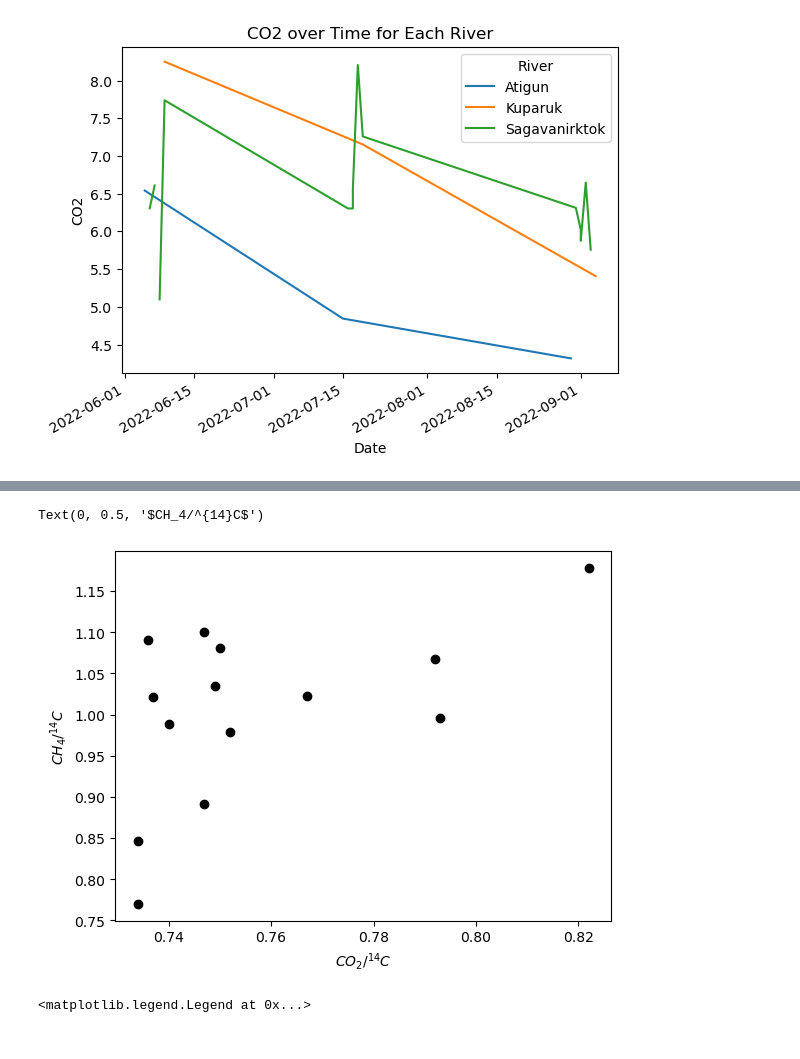
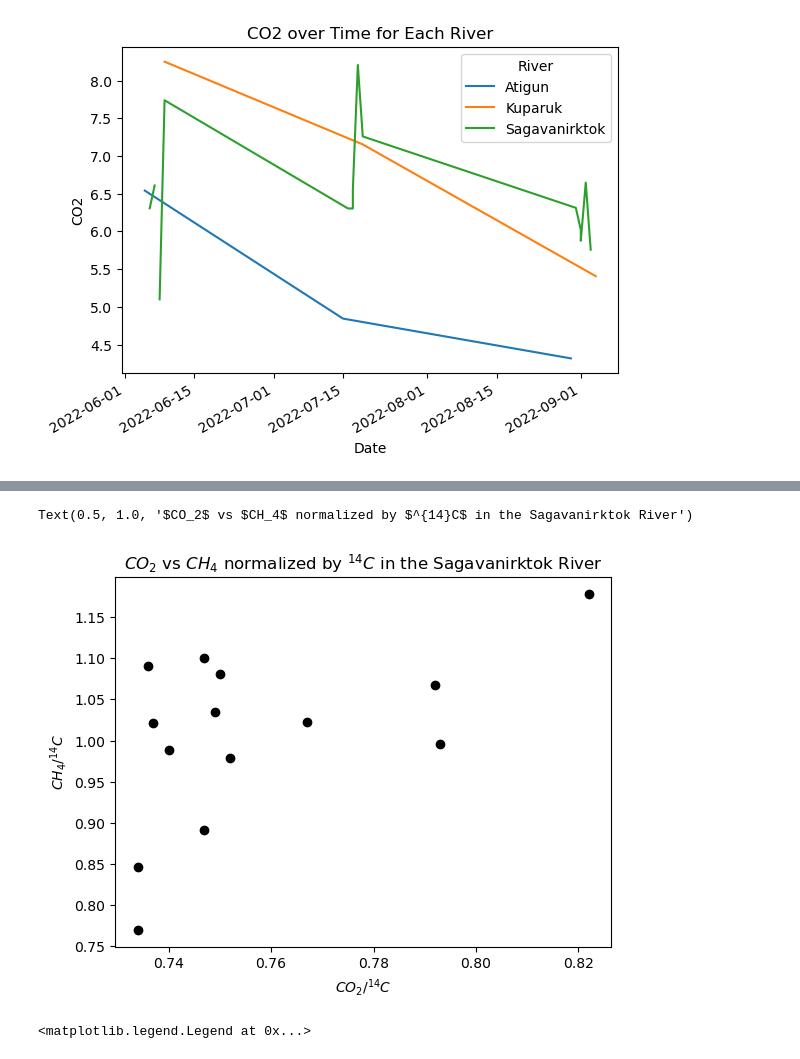
Before and after one commit to asm2296/Assignments, a Jupyter notebook: final project.ipynb, the cells around one changed output, grey strips where cells are left out. Saved outputs shown, nothing was run; the diff lists cells and outputs as text; code cells hidden in the pictures.

Commit message:
added title to normalized graph

```diff
--- a/final project.ipynb
+++ b/final project.ipynb
@@ -71,12 +70,13 @@ sag
 # %%
 fig = plt.figure()
 ax = plt.subplot(1,1,1)
 plt.plot(sag["co2_f14c"], sag["ch4_f14c"], 'ko')
 plt.xlabel('$CO_2/^{14}C$')
 plt.ylabel('$CH_4/^{14}C$')
+plt.title("$CO_2$ vs $CH_4$ normalized by $^{14}C$ in the Sagavanirktok River")
 # %% [output]
-Text(0, 0.5, '$CH_4/^{14}C$')
+Text(0.5, 1.0, '$CO_2$ vs $CH_4$ normalized by $^{14}C$ in the Sagavanirktok River')
-[figure, old version]
+[figure, new version]
 # %%
 # analyze trends in greenhouse gas levels over time
 fig = plt.figure()
```
Also changed, not shown: parts of 1 cell of this notebook.
